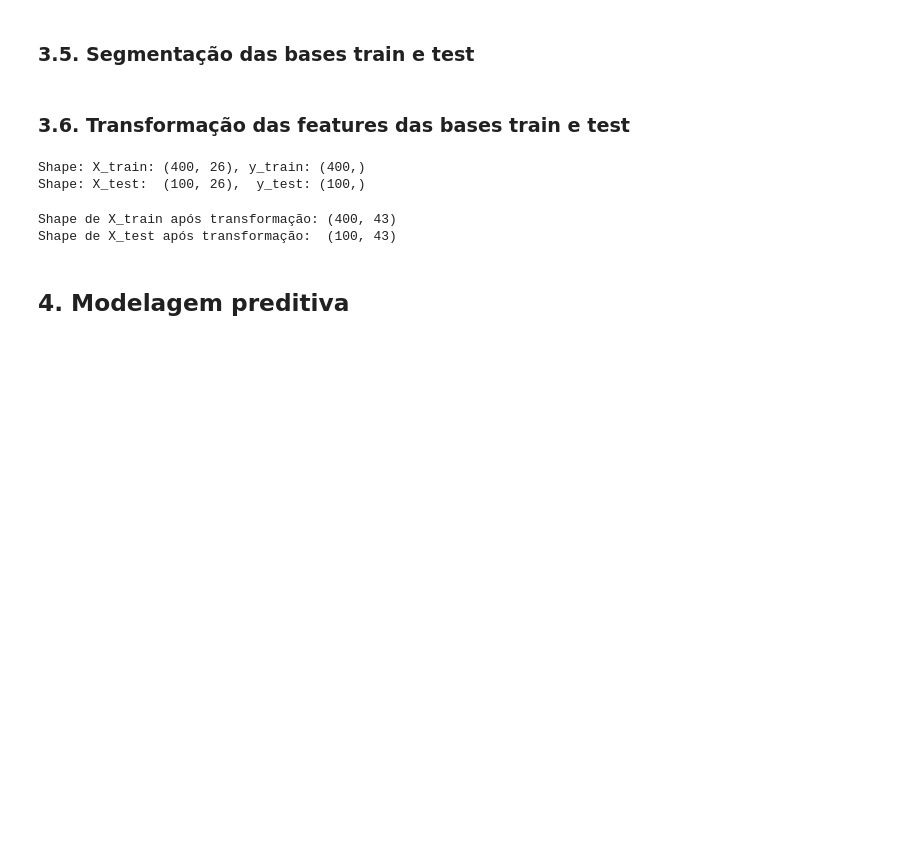
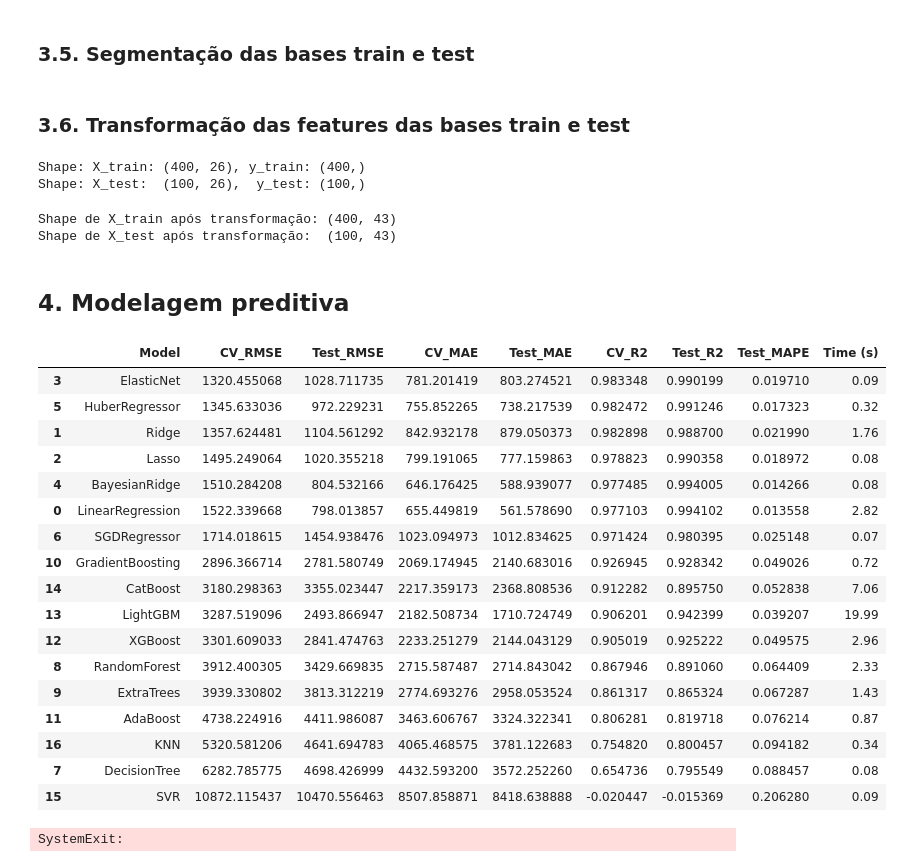
Before and after one commit to emso-exe/Compra_de_carro, a Jupyter notebook: 002_modelagem_preditiva.ipynb, the cells around one changed output. Saved outputs shown, nothing was run; the diff lists cells and outputs as text; code cells hidden in the pictures; blank space fills up the shorter version.

Commit message:
feat: Aplicação de validação cruzada com diversos algoritmos aplicados a regressão linear.

```diff
--- a/002_modelagem_preditiva.ipynb
+++ b/002_modelagem_preditiva.ipynb
@@ -247,3 +263,32 @@ Shape de X_train após transformação: (400, 43)
 Shape de X_test após transformação:  (100, 43)
 # %% [markdown]
 ## 4. Modelagem preditiva
+# %%
+# Definindo os modelos a serem testados
+
+models = {
+    # Modelos lineares
+    'LinearRegression': LinearRegression(),
+    'Ridge': Ridge(alpha=1.0, random_state=42),
+    'Lasso': Lasso(alpha=0.001, random_state=42),
+    'ElasticNet': ElasticNet(alpha=0.001, l1_ratio=0.5, random_state=42),
+    'BayesianRidge': BayesianRidge(),
+    'HuberRegressor': HuberRegressor(),
+    'SGDRegressor': SGDRegressor(max_iter=1000, tol=1e-3, random_state=42),
+
+    # Árvores e ensembles
+    'DecisionTree': DecisionTreeRegressor(random_state=42),
+    'RandomForest': RandomForestRegressor(n_estimators=200, random_state=42),
+    'ExtraTrees': ExtraTreesRegressor(n_estimators=200, random_state=42),
+    'GradientBoosting': GradientBoostingRegressor(n_estimators=100, random_state=42),
+    'AdaBoost': AdaBoostRegressor(n_estimators=100, random_state=42),
+
+    # Boostings modernos
+    'XGBoost': XGBRegressor(n_estimators=100, random_state=42, verbosity=0),
+    'LightGBM': lgb.LGBMRegressor(n_estimators=100, random_state=42, verbose=-1),
+    'CatBoost': cb.CatBoostRegressor(iterations=100, depth=6, learning_rate=0.1, loss_function='MAE', verbose=0),
+
+    # Modelos não lineares
+    'SVR': SVR(kernel='rbf', C=1.0, epsilon=0.1),
+    'KNN': KNeighborsRegressor(n_neighbors=5)
+}
@@ -249,0 +380,34 @@ Shape de X_test após transformação:  (100, 43)
+# %%
+# Avaliando os modelos
+results = models_evaluation(models, X_train, y_train, X_test, y_test, preprocessor)
+
+# Criando DataFrame de resultados
+df_results = pd.DataFrame(results)
+
+# Exibindo os resultados
+df_results.sort_values('CV_RMSE')
+# %% [output]
+|  | Model | CV_RMSE | Test_RMSE | CV_MAE | Test_MAE | CV_R2 | Test_R2 | Test_MAPE | Time (s) |
+| 3 | ElasticNet | 1320.455068 | 1028.711735 | 781.201419 | 803.274521 | 0.983348 | 0.990199 | 0.019710 | 0.09 |
+| 5 | HuberRegressor | 1345.633036 | 972.229231 | 755.852265 | 738.217539 | 0.982472 | 0.991246 | 0.017323 | 0.32 |
+| 1 | Ridge | 1357.624481 | 1104.561292 | 842.932178 | 879.050373 | 0.982898 | 0.988700 | 0.021990 | 1.76 |
+| 2 | Lasso | 1495.249064 | 1020.355218 | 799.191065 | 777.159863 | 0.978823 | 0.990358 | 0.018972 | 0.08 |
+| 4 | BayesianRidge | 1510.284208 | 804.532166 | 646.176425 | 588.939077 | 0.977485 | 0.994005 | 0.014266 | 0.08 |
+| 0 | LinearRegression | 1522.339668 | 798.013857 | 655.449819 | 561.578690 | 0.977103 | 0.994102 | 0.013558 | 2.82 |
+| 6 | SGDRegressor | 1714.018615 | 1454.938476 | 1023.094973 | 1012.834625 | 0.971424 | 0.980395 | 0.025148 | 0.07 |
+| 10 | GradientBoosting | 2896.366714 | 2781.580749 | 2069.174945 | 2140.683016 | 0.926945 | 0.928342 | 0.049026 | 0.72 |
+| 14 | CatBoost | 3180.298363 | 3355.023447 | 2217.359173 | 2368.808536 | 0.912282 | 0.895750 | 0.052838 | 7.06 |
+| 13 | LightGBM | 3287.519096 | 2493.866947 | 2182.508734 | 1710.724749 | 0.906201 | 0.942399 | 0.039207 | 19.99 |
+| 12 | XGBoost | 3301.609033 | 2841.474763 | 2233.251279 | 2144.043129 | 0.905019 | 0.925222 | 0.049575 | 2.96 |
+| 8 | RandomForest | 3912.400305 | 3429.669835 | 2715.587487 | 2714.843042 | 0.867946 | 0.891060 | 0.064409 | 2.33 |
+| 9 | ExtraTrees | 3939.330802 | 3813.312219 | 2774.693276 | 2958.053524 | 0.861317 | 0.865324 | 0.067287 | 1.43 |
+| 11 | AdaBoost | 4738.224916 | 4411.986087 | 3463.606767 | 3324.322341 | 0.806281 | 0.819718 | 0.076214 | 0.87 |
+| 16 | KNN | 5320.581206 | 4641.694783 | 4065.468575 | 3781.122683 | 0.754820 | 0.800457 | 0.094182 | 0.34 |
+| 7 | DecisionTree | 6282.785775 | 4698.426999 | 4432.593200 | 3572.252260 | 0.654736 | 0.795549 | 0.088457 | 0.08 |
+| 15 | SVR | 10872.115437 | 10470.556463 | 8507.858871 | 8418.638888 | -0.020447 | -0.015369 | 0.206280 | 0.09 |
+# %%
+import sys
+
+sys.exit()
+# %% [output]
+SystemExit:
```
Also changed, not shown: parts of 3 cells of this notebook.
